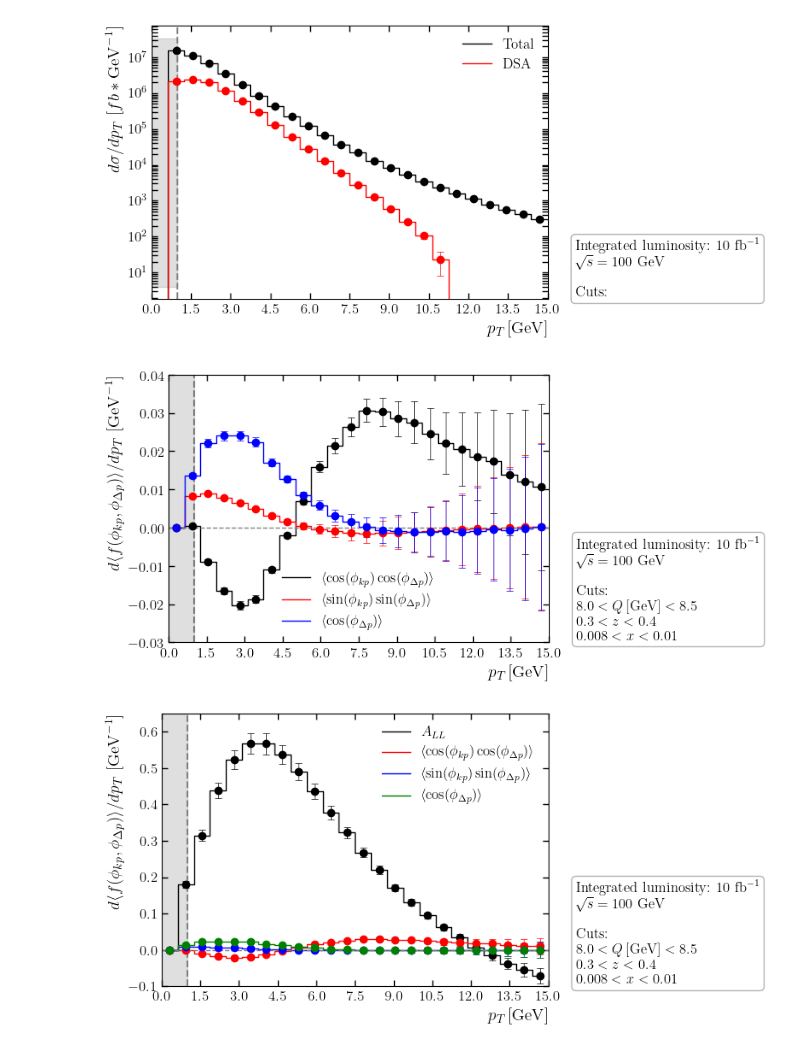
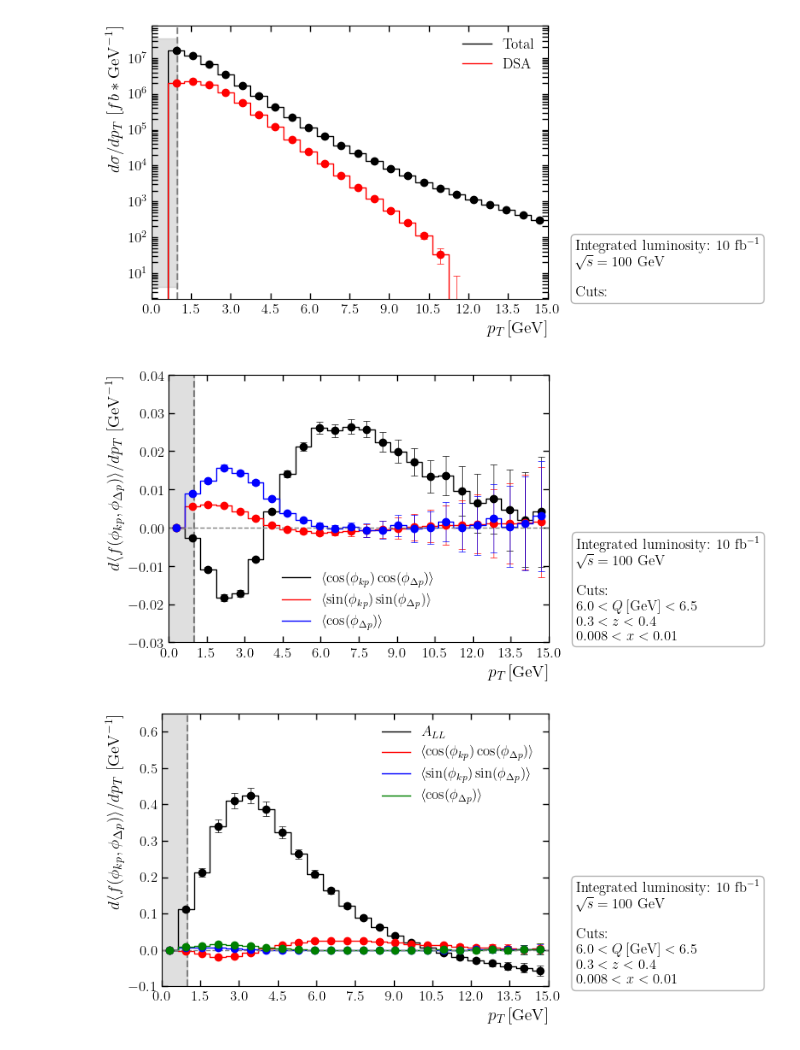
Before and after one commit to brandonmanley/dijet_DSA, a Jupyter notebook: bmanley/dsa_mc_analysis.ipynb, the cells around one changed output. Drawn from its saved outputs; the diff is of its cells as text; code cells hidden in the pictures.

```diff
--- a/bmanley/dsa_mc_analysis.ipynb
+++ b/bmanley/dsa_mc_analysis.ipynb
@@ -6,7 +6,7 @@ import pandas as pd
 from matplotlib.ticker import MaxNLocator
 # %%
 # import mc data file
-mcfile = 'mc_data/mc_data_rs100_run6.npy'
+mcfile = 'mc_data/mc_data_roots100.npy'
 # mcfile = 'mc_data/testing.npy'
 mcdata = np.load(mcfile)
 mc_df = pd.DataFrame(mcdata, columns=['s', 'Q', 'x', 'delta', 'pT', 'z', 'y', 'phi_kp', 'phi_Dp',
@@ -16,7 +16,7 @@ mc_df = pd.DataFrame(mcdata, columns=['s', 'Q', 'x', 'delta', 'pT', 'z', 'y', 'p
 mc_df['t'] = np.abs(mc_df['delta'])
 
 # import second data file with different initial conditions
-mcfile2 = 'mc_data/mc_data_rs100_run6_ic2.npy'
+mcfile2 = 'mc_data/mc_data_roots70.npy'
 # mcfile = 'mc_data/testing.npy'
 mcdata2 = np.load(mcfile2)
 mc_df2 = pd.DataFrame(mcdata2, columns=['s', 'Q', 'x', 'delta', 'pT', 'z', 'y', 'phi_kp', 'phi_Dp',
@@ -165,8 +165,8 @@ phi_bins = [i/(2*np.pi) for i in range(15)]
 
 
 lumi = 10
-Q_min = 8.0
-Q_max = 8.5
+Q_min = 6.0
+Q_max = 6.5
 y_min = 0.4
 y_max = 0.5
 z_min = 0.3
@@ -174,7 +174,7 @@ z_max = 0.4
 x_min = 0.008
 x_max = 0.01
 
-tag = 'run6_ics'
+tag = 'roots_70_100'
 
 plot_histogram([mc_df], 'pT', ['den_dsa', 'num_dsa'],
                    {
@@ -237,36 +237,36 @@ plot_histogram([mc_df], 'pT', ['<cos(phi_Dp)cos(phi_kp)>', '<sin(phi_Dp)sin(phi_
                    min_pT_line = True,
                    y_label=r'$d \langle f(\phi_{kp}, \phi_{\Delta p}) \rangle /dp_T \,\,[\mathrm{GeV}^{-1}]$',
                    x_label=r'$p_T\, [\mathrm{GeV}]$',
                    saveas = f'plots/LT_corr_{tag}.pdf'
                   )
 
 
 plot_histogram([mc_df], 'pT', ['<1>', '<cos(phi_Dp)cos(phi_kp)>', '<sin(phi_Dp)sin(phi_kp)>','<cos(phi_Dp)>'],
                    {
                     'Q': [Q_min, Q_max],
                     # 'pT': [2.5, 3.5]
                     # 'y': [y_min, y_max],
                     'z': [z_min, z_max],
                     'x': [x_min, x_max],
                    },
                    lumi = lumi,
                    efficiency = 1,
                    # y_scale='log',
                    # x_scale='log',
                    # x_limits = [5, 11],
                    bins = pT_bins,
                    nbins = 20,
                    y_limits = [-0.1,0.65],
                    zero_line = True,
                    min_pT_line = True,
                    y_label=r'$d \langle f(\phi_{kp}, \phi_{\Delta p}) \rangle /dp_T \,\,[\mathrm{GeV}^{-1}]$',
                    x_label=r'$p_T\, [\mathrm{GeV}]$',
                    saveas = f'plots/LT_corr_{tag}.pdf'
                   )
 # %% [output]
-[figure, old version]
+[figure, new version]
-[figure, old version]
+[figure, new version]
-[figure, old version]
+[figure, new version]
 # %%
 # comparison of different ICs
 
```
Also changed, not shown: parts of 2 cells of this notebook, 2 other files.
